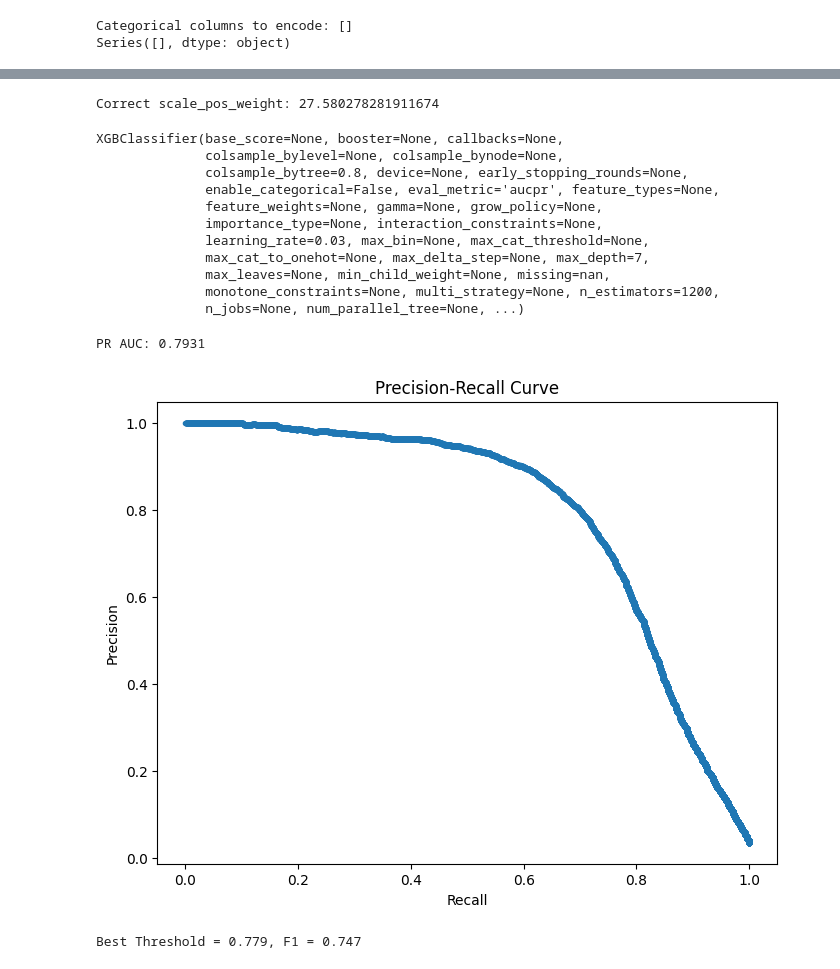
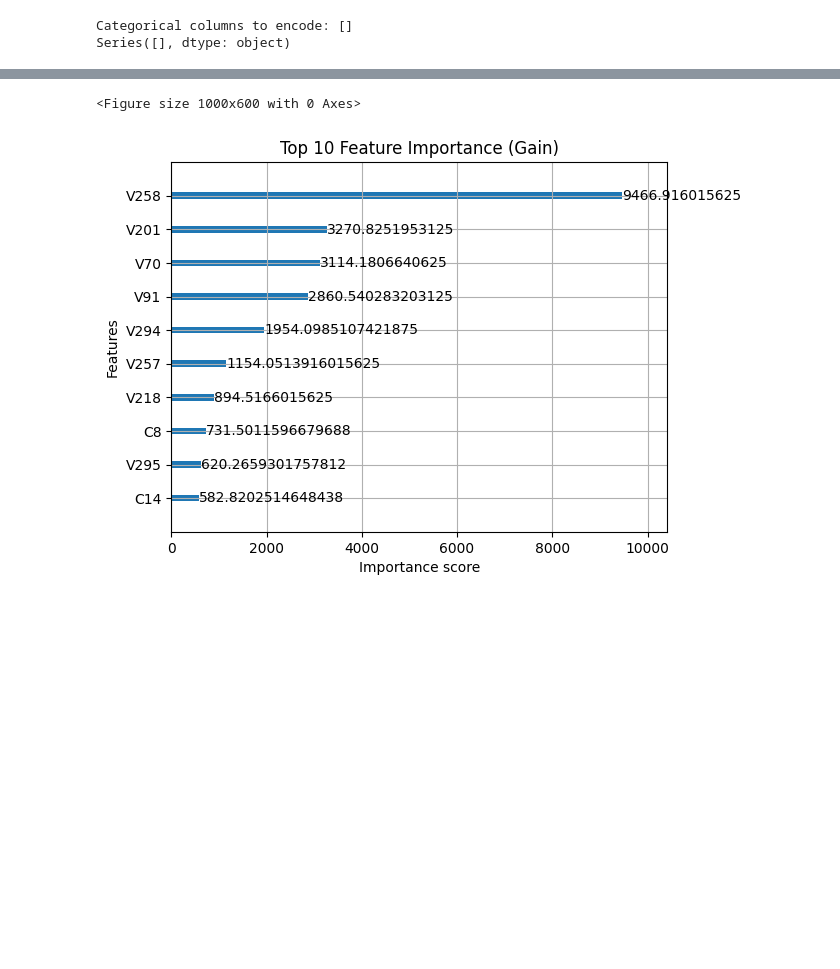
Before and after one commit to hariiiiiiiii/fraud-detection-system, a Jupyter notebook: notebooks/main.ipynb, the cells around one changed output, grey strips where cells are left out. Saved outputs shown, nothing was run; the diff lists cells and outputs as text; code cells hidden in the pictures; blank space fills up the shorter version.

Commit message:
Updated model.

```diff
--- a/notebooks/main.ipynb
+++ b/notebooks/main.ipynb
@@ -95,3 +95,13 @@ X["card1_amt_std"] = X.groupby("card1")["TransactionAmt"].transform("std")
 X["card1_trans_count"] = X.groupby("card1")["TransactionID"].transform("count")
 # %%
 X = X.select_dtypes(include=[np.number]).fillna(-999)
+# %%
+n_splits = 5
+skf = StratifiedKFold(n_splits=n_splits, shuffle=True, random_state=42)
+
+fold = 1
+auc_scores = []
+reports = []
+
+
+print(f"XGBoost version: {xgb.__version__}")
@@ -102,35 +179,11 @@ X_train, X_val, y_train, y_val = train_test_split(
 # %%
+from xgboost import plot_importance
+import matplotlib.pyplot as plt
 
-scale_pos_weight_value = (y_train == 0).sum() / (y_train == 1).sum()
-print(f"Correct scale_pos_weight: {scale_pos_weight_value}")
-
-
-model = xgb.XGBClassifier(
-    n_estimators=1200,
-    max_depth=7,
-    learning_rate=0.03,
-    subsample=0.8,
-    colsample_bytree=0.8,
-    reg_alpha=0.1,
-    reg_lambda=1,
-    scale_pos_weight=len(y_train[y_train==0]) / len(y_train[y_train==1]),
-    eval_metric="aucpr",
-    random_state=42,
-    tree_method="hist"
-)
+plt.figure(figsize=(10,6))
+plot_importance(model, importance_type='gain', max_num_features=10)
+plt.title('Top 10 Feature Importance (Gain)')
+plt.show()
 # %% [output]
-Correct scale_pos_weight: 27.580278281911674
+<Figure size 1000x600 with 0 Axes>
+[figure, added]
-# %%
-model.fit(X_train, y_train)
-# %% [output]
-XGBClassifier(base_score=None, booster=None, callbacks=None,
-              colsample_bylevel=None, colsample_bynode=None,
-              colsample_bytree=0.8, device=None, early_stopping_rounds=None,
-              enable_categorical=False, eval_metric='aucpr', feature_types=None,
-              feature_weights=None, gamma=None, grow_policy=None,
-              importance_type=None, interaction_constraints=None,
-              learning_rate=0.03, max_bin=None, max_cat_threshold=None,
-              max_cat_to_onehot=None, max_delta_step=None, max_depth=7,
-              max_leaves=None, min_child_weight=None, missing=nan,
-              monotone_constraints=None, multi_strategy=None, n_estimators=1200,
-              n_jobs=None, num_parallel_tree=None, ...)
@@ -139,24 +189,0 @@ y_proba = model.predict_proba(X_val)[:, 1]
-# %%
-precision, recall, thresholds = precision_recall_curve(y_val, y_proba)
-pr_auc = auc(recall, precision)
-print(f"PR AUC: {pr_auc:.4f}")
-# %% [output]
-PR AUC: 0.7931
-# %%
-import matplotlib.pyplot as plt
-
-plt.figure(figsize=(8,6))
-plt.plot(recall, precision, marker='.')
-plt.xlabel('Recall')
-plt.ylabel('Precision')
-plt.title('Precision-Recall Curve')
-plt.show()
-# %% [output]
-[figure, removed]
-# %%
-f1_scores = 2 * (precision * recall) / (precision + recall)
-best_idx = np.argmax(f1_scores)
-best_threshold = thresholds[best_idx]
-print(f"Best Threshold = {best_threshold:.3f}, F1 = {f1_scores[best_idx]:.3f}")
-# %% [output]
-Best Threshold = 0.779, F1 = 0.747
```
Also changed, not shown: parts of 5 cells of this notebook, 1 other file.
